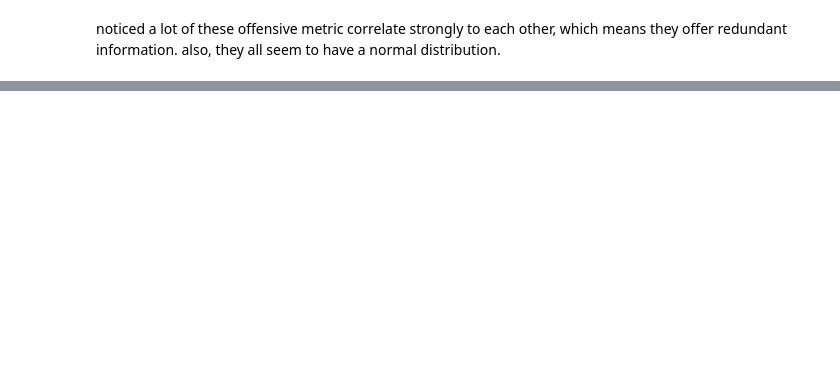
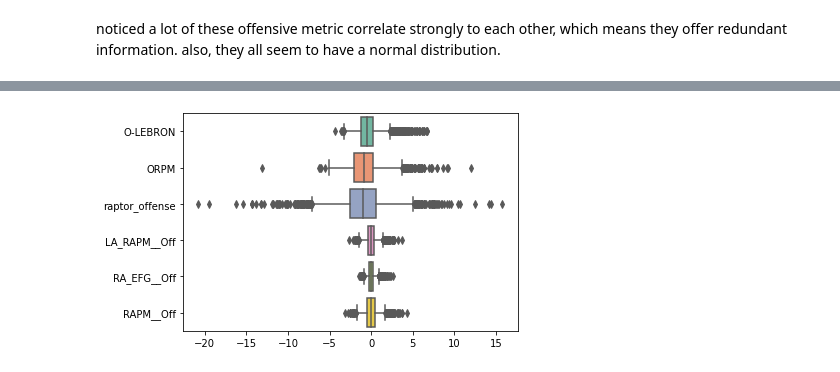
Before and after one commit to ZachLiu519/nba-model, a Jupyter notebook: spring21_data/EDA.ipynb, the cells around one changed output, grey strips where cells are left out. Cells and saved outputs as stored; diff of their text form; code cells hidden in the pictures; blank space fills up the shorter version.

```diff
--- a/spring21_data/EDA.ipynb
+++ b/spring21_data/EDA.ipynb
@@ -38,0 +96,4 @@ also, they all seem to have a normal distribution.
+# %%
+offbox = sns.boxplot(data=offDf, orient="h", palette="Set2")
+# %% [output]
+[figure, added]
```
Also changed, not shown: parts of 15 cells of this notebook, 4 other files.
